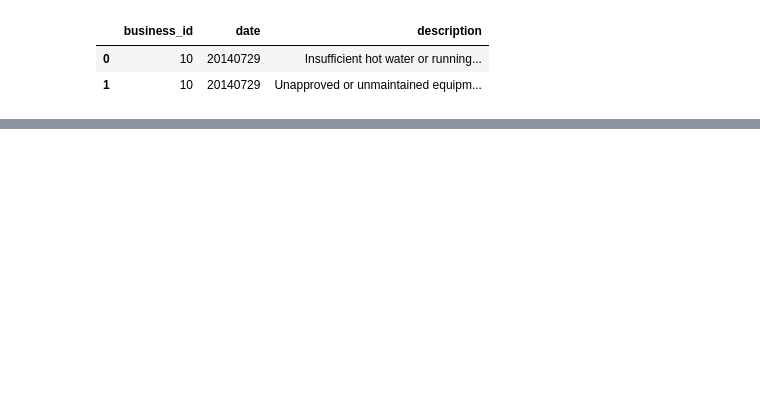
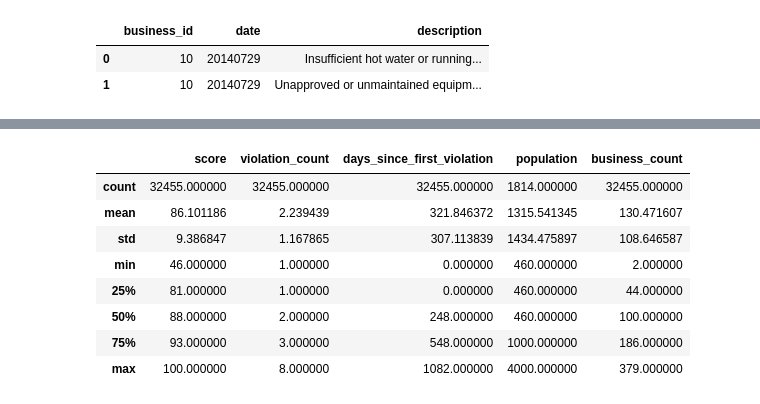
Before and after one commit to vnessified/DSI-SF-2-vnessified, a Jupyter notebook: projects/project-04/project-4-regression.ipynb, the cells around one changed output, grey strips where cells are left out. Cells and saved outputs as stored; diff of their text form; code cells hidden in the pictures; blank space fills up the shorter version.

```diff
--- a/projects/project-04/project-4-regression.ipynb
+++ b/projects/project-04/project-4-regression.ipynb
@@ -154,0 +369,12 @@ Index([u'business_id', u'score', u'date', u'type', u'violation_count',
+# %%
+interesting_vars.describe()
+# %% [output]
+|  | score | violation_count | days_since_first_violation | population | business_count |
+| count | 32455.000000 | 32455.000000 | 32455.000000 | 1814.000000 | 32455.000000 |
+| mean | 86.101186 | 2.239439 | 321.846372 | 1315.541345 | 130.471607 |
+| std | 9.386847 | 1.167865 | 307.113839 | 1434.475897 | 108.646587 |
+| min | 46.000000 | 1.000000 | 0.000000 | 460.000000 | 2.000000 |
+| 25% | 81.000000 | 1.000000 | 0.000000 | 460.000000 | 44.000000 |
+| 50% | 88.000000 | 2.000000 | 248.000000 | 460.000000 | 100.000000 |
+| 75% | 93.000000 | 3.000000 | 548.000000 | 1000.000000 | 186.000000 |
+| max | 100.000000 | 8.000000 | 1082.000000 | 4000.000000 | 379.000000 |
```
Also changed, not shown: parts of 54 cells of this notebook.
